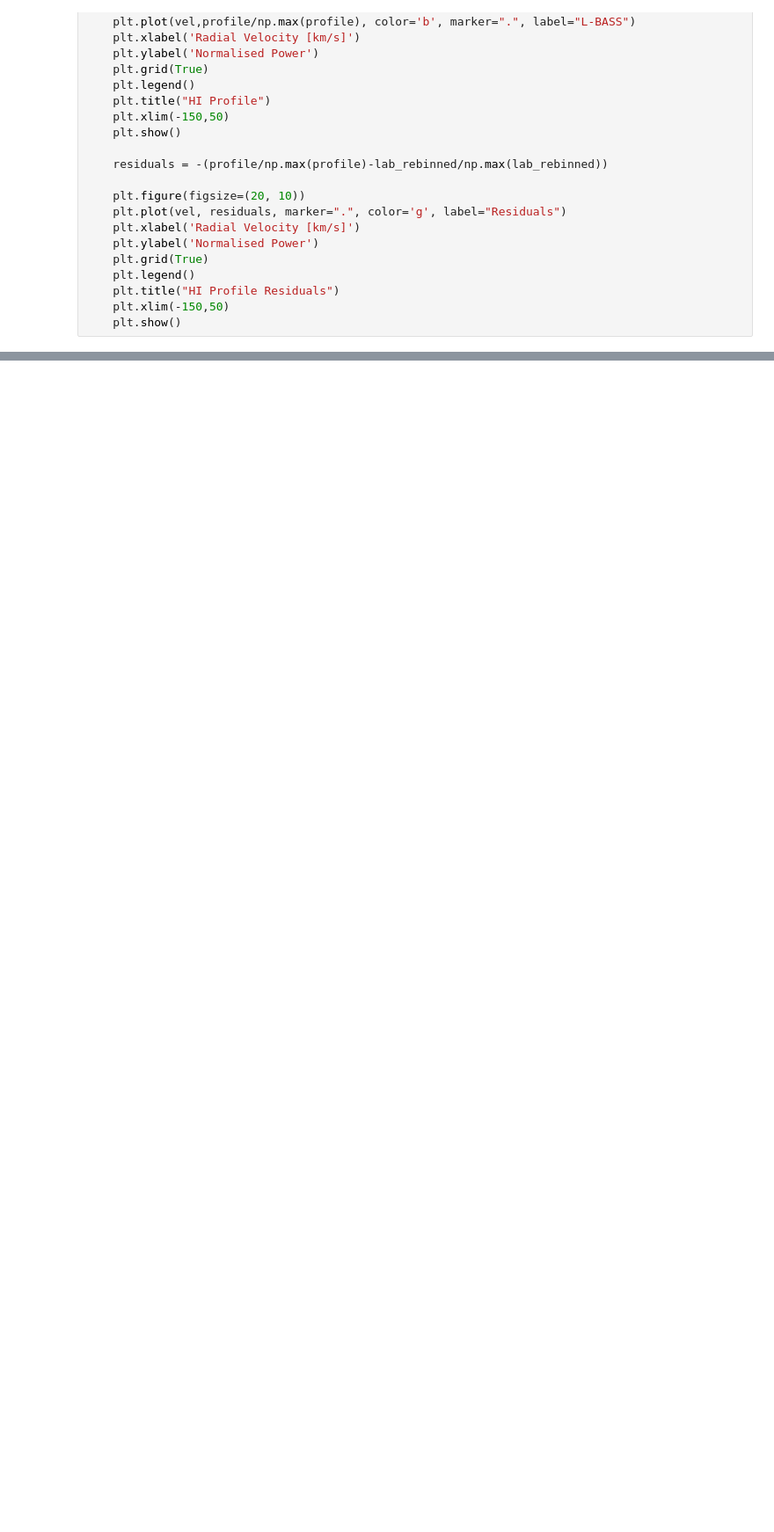
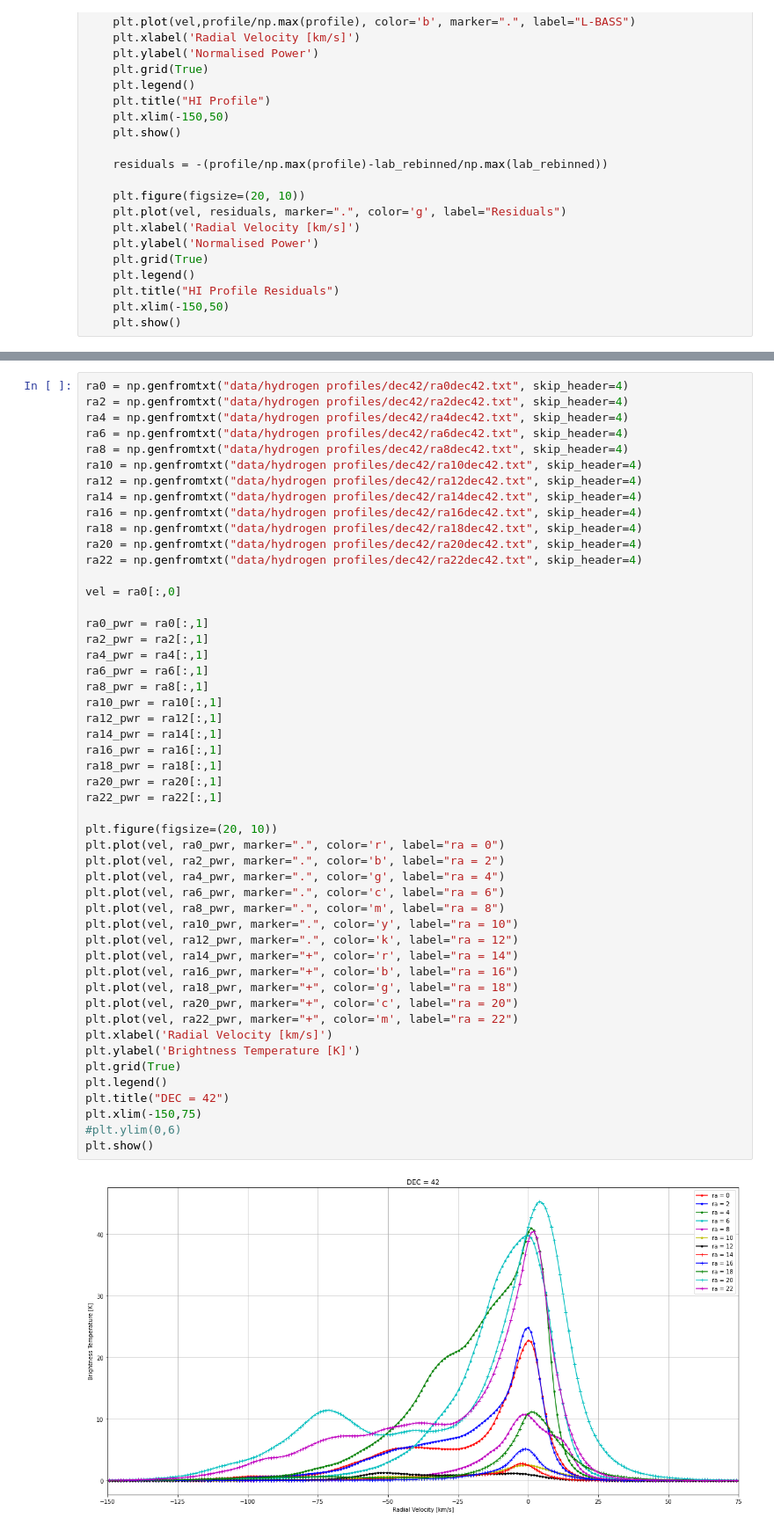
Before and after one commit to louis-hurrey/L-BASS, a Jupyter notebook: hydrogen_profiles.ipynb, the cells around one changed output, grey strips where cells are left out. Shown at 88% size. Drawn from its saved outputs; the diff is of its cells as text; blank space fills up the shorter version.

```diff
--- a/hydrogen_profiles.ipynb
+++ b/hydrogen_profiles.ipynb
@@ -802,0 +833,52 @@ profile_optimum_vel(s8_pwr_trim, s8_lab)
+# %%
+ra0 = np.genfromtxt("data/hydrogen profiles/dec42/ra0dec42.txt", skip_header=4)
+ra2 = np.genfromtxt("data/hydrogen profiles/dec42/ra2dec42.txt", skip_header=4)
+ra4 = np.genfromtxt("data/hydrogen profiles/dec42/ra4dec42.txt", skip_header=4)
+ra6 = np.genfromtxt("data/hydrogen profiles/dec42/ra6dec42.txt", skip_header=4)
+ra8 = np.genfromtxt("data/hydrogen profiles/dec42/ra8dec42.txt", skip_header=4)
+ra10 = np.genfromtxt("data/hydrogen profiles/dec42/ra10dec42.txt", skip_header=4)
+ra12 = np.genfromtxt("data/hydrogen profiles/dec42/ra12dec42.txt", skip_header=4)
+ra14 = np.genfromtxt("data/hydrogen profiles/dec42/ra14dec42.txt", skip_header=4)
+ra16 = np.genfromtxt("data/hydrogen profiles/dec42/ra16dec42.txt", skip_header=4)
+ra18 = np.genfromtxt("data/hydrogen profiles/dec42/ra18dec42.txt", skip_header=4)
+ra20 = np.genfromtxt("data/hydrogen profiles/dec42/ra20dec42.txt", skip_header=4)
+ra22 = np.genfromtxt("data/hydrogen profiles/dec42/ra22dec42.txt", skip_header=4)
+
+vel = ra0[:,0]
+
+ra0_pwr = ra0[:,1]
+ra2_pwr = ra2[:,1]
+ra4_pwr = ra4[:,1]
+ra6_pwr = ra6[:,1]
+ra8_pwr = ra8[:,1]
+ra10_pwr = ra10[:,1]
+ra12_pwr = ra12[:,1]
+ra14_pwr = ra14[:,1]
+ra16_pwr = ra16[:,1]
+ra18_pwr = ra18[:,1]
+ra20_pwr = ra20[:,1]
+ra22_pwr = ra22[:,1]
+
+plt.figure(figsize=(20, 10))
+plt.plot(vel, ra0_pwr, marker=".", color='r', label="ra = 0")
+plt.plot(vel, ra2_pwr, marker=".", color='b', label="ra = 2")
+plt.plot(vel, ra4_pwr, marker=".", color='g', label="ra = 4")
+plt.plot(vel, ra6_pwr, marker=".", color='c', label="ra = 6")
+plt.plot(vel, ra8_pwr, marker=".", color='m', label="ra = 8")
+plt.plot(vel, ra10_pwr, marker=".", color='y', label="ra = 10")
+plt.plot(vel, ra12_pwr, marker=".", color='k', label="ra = 12")
+plt.plot(vel, ra14_pwr, marker="+", color='r', label="ra = 14")
+plt.plot(vel, ra16_pwr, marker="+", color='b', label="ra = 16")
+plt.plot(vel, ra18_pwr, marker="+", color='g', label="ra = 18")
+plt.plot(vel, ra20_pwr, marker="+", color='c', label="ra = 20")
+plt.plot(vel, ra22_pwr, marker="+", color='m', label="ra = 22")
+plt.xlabel('Radial Velocity [km/s]')
+plt.ylabel('Brightness Temperature [K]')
+plt.grid(True)
+plt.legend()
+plt.title("DEC = 42")
+plt.xlim(-150,75)
+#plt.ylim(0,6)
+plt.show()
+# %% [output]
+[figure, added]
```
Also changed, not shown: parts of 8 cells of this notebook, 14 other files.
